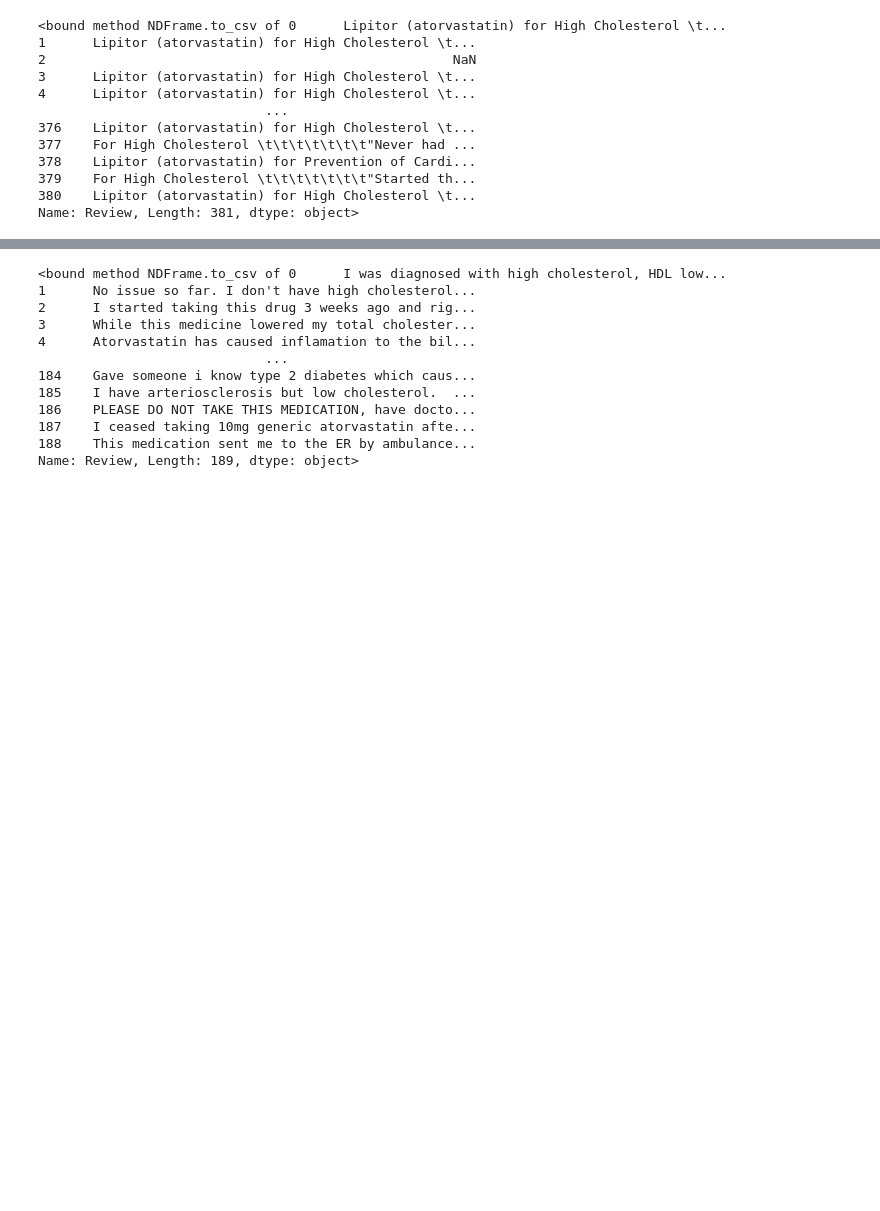
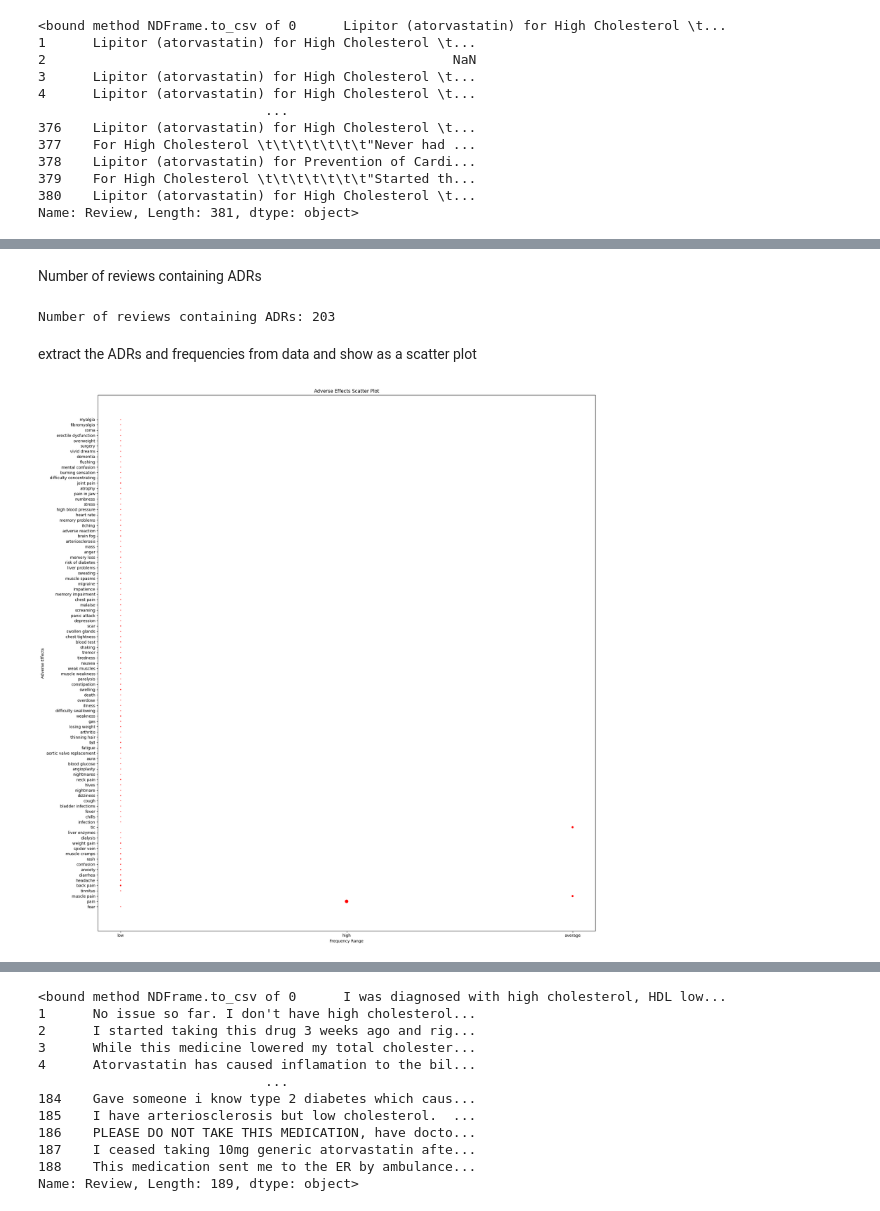
Before and after one commit to 1p9i/pv-nlp, a Jupyter notebook: project.ipynb, the cells around one changed output, grey strips where cells are left out. Drawn from its saved outputs; the diff is of its cells as text; code cells hidden in the pictures; blank space fills up the shorter version.

Commit message:
ADR visualization

```diff
--- a/project.ipynb
+++ b/project.ipynb
@@ -22,0 +44,20 @@ Name: Review, Length: 381, dtype: object>
+# %%
+# Read the CSV file
+df = pd.read_csv('drugscom_review.csv')
+
+# Extract the reviews into a list
+reviews = df['Review'].tolist()
+
+# Step 1: Remove Duplicate Entries
+unique_reviews = list(set(reviews))
+
+# Step 2: Remove Empty Entries and Non-String Values
+cleaned_reviews = [str(review).strip() for review in unique_reviews if isinstance(review, str) and review.strip() != '']
+
+# Print the number of initial and cleaned reviews
+print(f"Initial number of reviews: {len(reviews)}")
+print(f"Number of unique and non-empty reviews: {len(cleaned_reviews)}")
+
+# Save the cleaned reviews back to the CSV
+cleaned_df = pd.DataFrame({'Review': cleaned_reviews})
+cleaned_df.to_csv('cleaned_drugscom_review.csv', index=False)
@@ -22,0 +78,55 @@ Name: Review, Length: 381, dtype: object>
+# %% [markdown]
+Number of reviews containing ADRs
+# %%
+# Create a list to store reviews containing ADRs
+reviews_with_adrs = []
+
+# Create a Counter to store ADR frequencies
+from collections import Counter
+adr_frequency_counter = Counter()
+
+# Iterate through cleaned reviews and check for ADRs
+for review in cleaned_reviews:
+    found_adrs = []
+    for adr in adverse_effects_lower:
+        if adr in review:
+            found_adrs.append(adr)
+            adr_frequency_counter[adr] += 1
+    if found_adrs:
+        reviews_with_adrs.append((review, found_adrs))
+
+# Print the number of reviews containing ADRs
+print(f"Number of reviews containing ADRs: {len(reviews_with_adrs)}")
+
+# Create a list of ADRs with their frequencies
+adr_frequencies = list(adr_frequency_counter.items())
+# %% [output]
+Number of reviews containing ADRs: 203
+# %% [markdown]
+extract the ADRs  and frequencies from data and show as a scatter plot
+# %%
+# Extract ADRs and frequencies from the data
+adrs, frequencies = zip(*adr_frequencies)
+
+# Define the ranges for low, average, and high frequencies
+low_range = 10
+high_range = 20
+
+# Categorize ADRs based on frequency
+adr_categories = ['low' if freq <= low_range else 'average' if low_range < freq <= high_range else 'high' for freq in frequencies]
+
+# Create a scatter plot
+import matplotlib.pyplot as plt
+
+plt.figure(figsize=(20, 20))
+plt.scatter(adr_categories, adrs, s=frequencies, color='red', alpha=1)
+plt.xlabel('Frequency Range')
+plt.ylabel('Adverse Effects')
+plt.title('Adverse Effects Scatter Plot')
+plt.xticks(['low', 'average', 'high'])
+plt.tight_layout()
+
+# Display the scatter plot
+plt.show()
+# %% [output]
+[figure, added]
```
Also changed, not shown: parts of 38 cells of this notebook, 3 other files.
